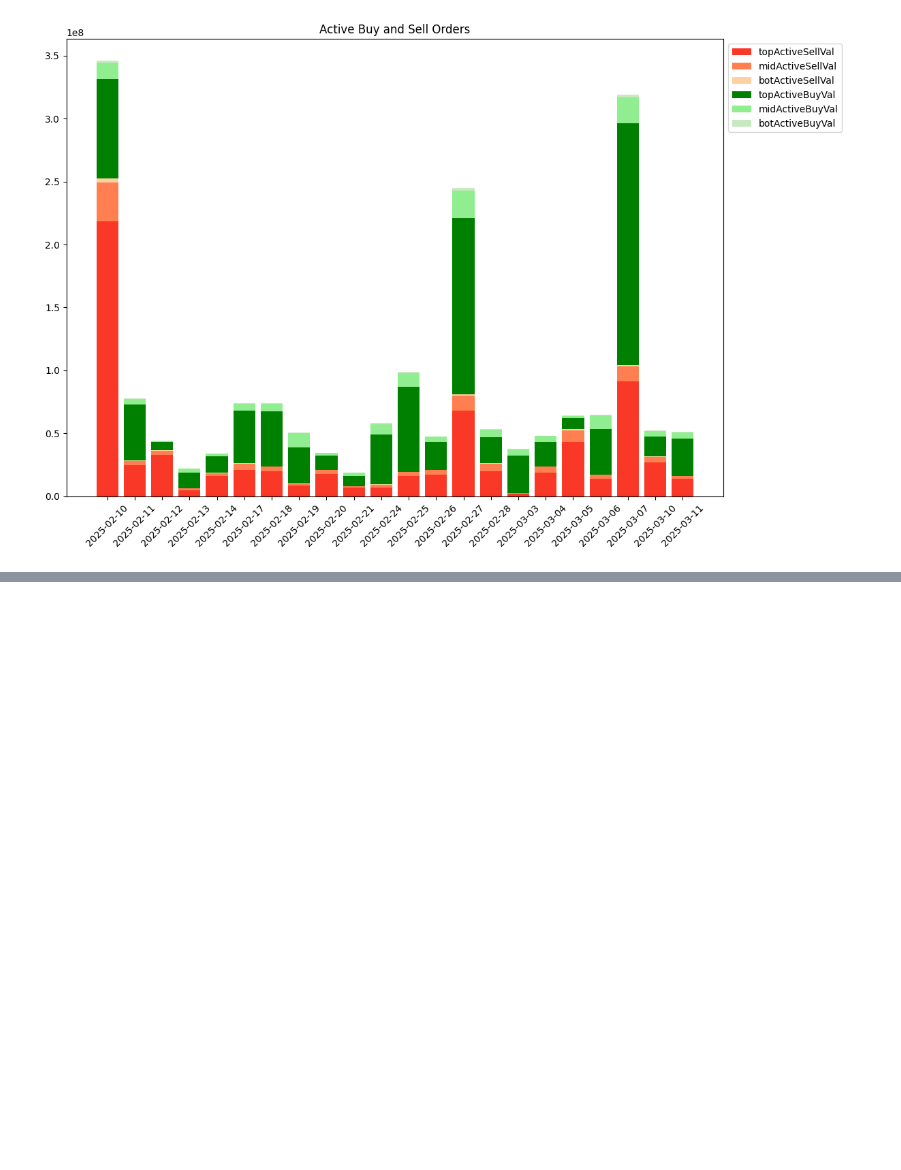
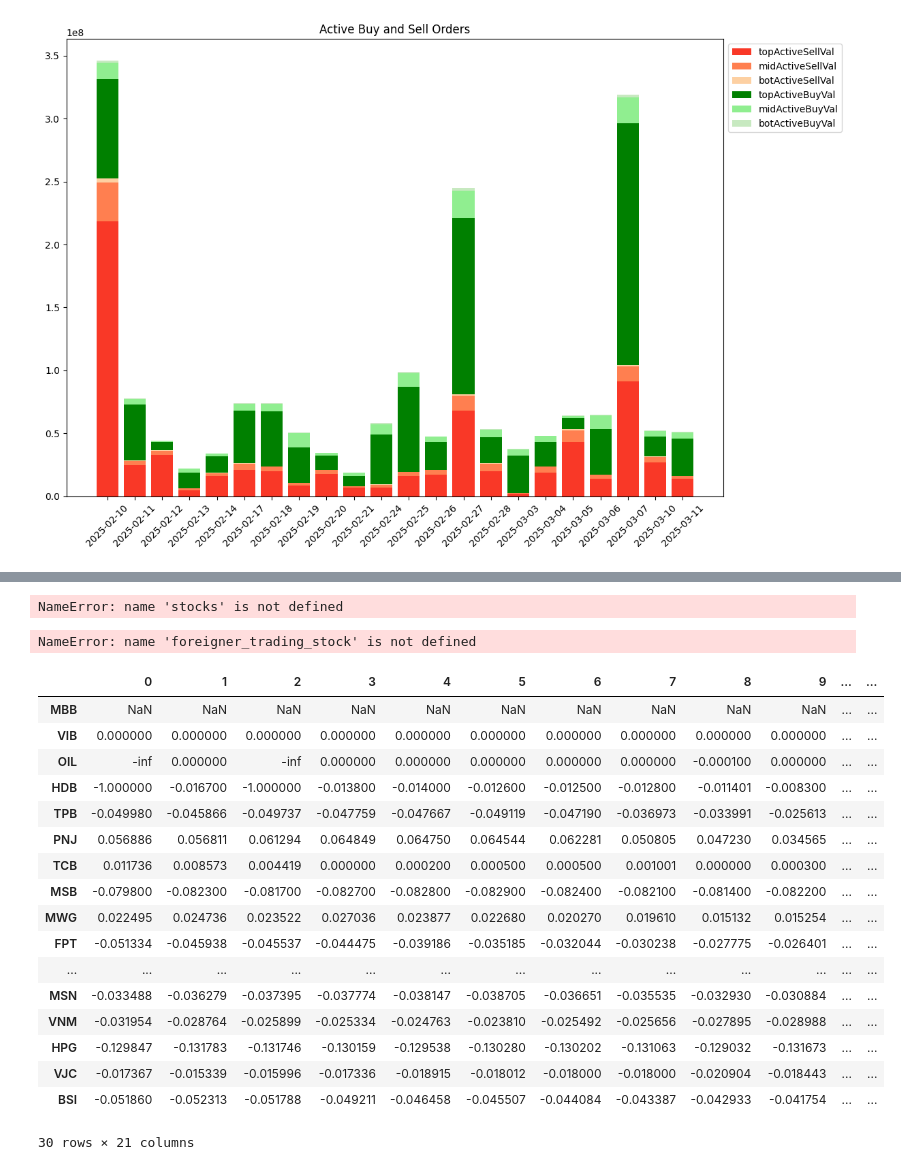
Before and after one commit to vinhnguyen-22/Vincent-Stock-Dashboard, a Jupyter notebook: notebooks/Optimize_portfolio.ipynb, the cells around one changed output, grey strips where cells are left out. Drawn from its saved outputs; the diff is of its cells as text; code cells hidden in the pictures; blank space fills up the shorter version.

```diff
--- a/notebooks/Optimize_portfolio.ipynb
+++ b/notebooks/Optimize_portfolio.ipynb
@@ -299,0 +361,70 @@ plt.show()
+# %%
+stocks.sort_index(axis=1,ascending=False, inplace=True)
+stocks_sorted = stocks.loc[:, stocks.iloc[-1].sort_values(ascending=False).index].T
+stocks_sorted.head(20)
+# %% [output]
+NameError: name 'stocks' is not defined
+# %%
+def filter_stocks(start,end,market_cap_min=10000000000000, net_bought_val_avg_20d_min=100000000):
+    url = "https://screener-api.vndirect.com.vn/search_data"
+    payload = {
+        "fields": "code,companyNameVi,floor,priceCr,quarterReportDate,annualReportDate,marketCapCr,netForBoughtValAvgCr20d",
+        "filters": [
+            {"dbFilterCode": "marketCapCr", "condition": "GT", "value": market_cap_min},
+            {"dbFilterCode": "netForBoughtValAvgCr20d", "condition": "GT", "value": net_bought_val_avg_20d_min}
+        ],
+        "sort": "code:asc"
+    }
+
+    headers = {
+        "Content-Type": "application/json"
+    }
+
+    response = requests.post(url, json=payload, headers=headers)
+
+    if response.status_code == 200:
+        data = response.json()
+        df = pd.DataFrame(data["data"])
+    else:
+        return {"error": f"Request failed with status code {response.status_code}"}
+
+    symbols = df["code"]
+
+    stocks = pd.DataFrame()
+    for symbol in symbols:
+        foreign = foreigner_trading_stock(symbol, start,end)
+        curr = foreign["currentRoom"]
+        total = foreign["totalRoom"]
+        stocks[symbol] = round((total - curr) / total, 4) * 100
+
+    stocks.sort_index(axis=0, ascending=False, inplace=True)
+    stocks_sorted = stocks.loc[:, stocks.iloc[-1].sort_values(ascending=False).index].T
+    return stocks_sorted
+filter_stocks("2025-03-15","2025-03-20").head(20)
+# %% [output]
+NameError: name 'foreigner_trading_stock' is not defined
+# %%
+# Sắp xếp các cột của DataFrame `stocks` theo giá trị của dòng cuối cùng
+# Tạo bảng giá trị tăng trưởng mỗi cổ phiếu
+growth_rate = stocks_sorted.pct_change()
+# growth_rate_df = pd.DataFrame(growth_rate, columns=["Growth Rate (%)"])
+growth_rate.head(30)
+# %% [output]
+|  | 0 | 1 | 2 | 3 | 4 | 5 | 6 | 7 | 8 | 9 | ... | ... |
+| MBB | NaN | NaN | NaN | NaN | NaN | NaN | NaN | NaN | NaN | NaN | ... | ... |
+| VIB | 0.000000 | 0.000000 | 0.000000 | 0.000000 | 0.000000 | 0.000000 | 0.000000 | 0.000000 | 0.000000 | 0.000000 | ... | ... |
+| OIL | -inf | 0.000000 | -inf | 0.000000 | 0.000000 | 0.000000 | 0.000000 | 0.000000 | -0.000100 | 0.000000 | ... | ... |
+| HDB | -1.000000 | -0.016700 | -1.000000 | -0.013800 | -0.014000 | -0.012600 | -0.012500 | -0.012800 | -0.011401 | -0.008300 | ... | ... |
+| TPB | -0.049980 | -0.045866 | -0.049737 | -0.047759 | -0.047667 | -0.049119 | -0.047190 | -0.036973 | -0.033991 | -0.025613 | ... | ... |
+| PNJ | 0.056886 | 0.056811 | 0.061294 | 0.064849 | 0.064750 | 0.064544 | 0.062281 | 0.050805 | 0.047230 | 0.034565 | ... | ... |
+| TCB | 0.011736 | 0.008573 | 0.004419 | 0.000000 | 0.000200 | 0.000500 | 0.000500 | 0.001001 | 0.000000 | 0.000300 | ... | ... |
+| MSB | -0.079800 | -0.082300 | -0.081700 | -0.082700 | -0.082800 | -0.082900 | -0.082400 | -0.082100 | -0.081400 | -0.082200 | ... | ... |
+| MWG | 0.022495 | 0.024736 | 0.023522 | 0.027036 | 0.023877 | 0.022680 | 0.020270 | 0.019610 | 0.015132 | 0.015254 | ... | ... |
+| FPT | -0.051334 | -0.045938 | -0.045537 | -0.044475 | -0.039186 | -0.035185 | -0.032044 | -0.030238 | -0.027775 | -0.026401 | ... | ... |
+| ... | ... | ... | ... | ... | ... | ... | ... | ... | ... | ... | ... | ... |
+| MSN | -0.033488 | -0.036279 | -0.037395 | -0.037774 | -0.038147 | -0.038705 | -0.036651 | -0.035535 | -0.032930 | -0.030884 | ... | ... |
+| VNM | -0.031954 | -0.028764 | -0.025899 | -0.025334 | -0.024763 | -0.023810 | -0.025492 | -0.025656 | -0.027895 | -0.028988 | ... | ... |
+| HPG | -0.129847 | -0.131783 | -0.131746 | -0.130159 | -0.129538 | -0.130280 | -0.130202 | -0.131063 | -0.129032 | -0.131673 | ... | ... |
+| VJC | -0.017367 | -0.015339 | -0.015996 | -0.017336 | -0.018915 | -0.018012 | -0.018000 | -0.018000 | -0.020904 | -0.018443 | ... | ... |
+| BSI | -0.051860 | -0.052313 | -0.051788 | -0.049211 | -0.046458 | -0.045507 | -0.044084 | -0.043387 | -0.042933 | -0.041754 | ... | ... |
+30 rows × 21 columns
```
Also changed, not shown: parts of 9 cells of this notebook, 6 other files.
